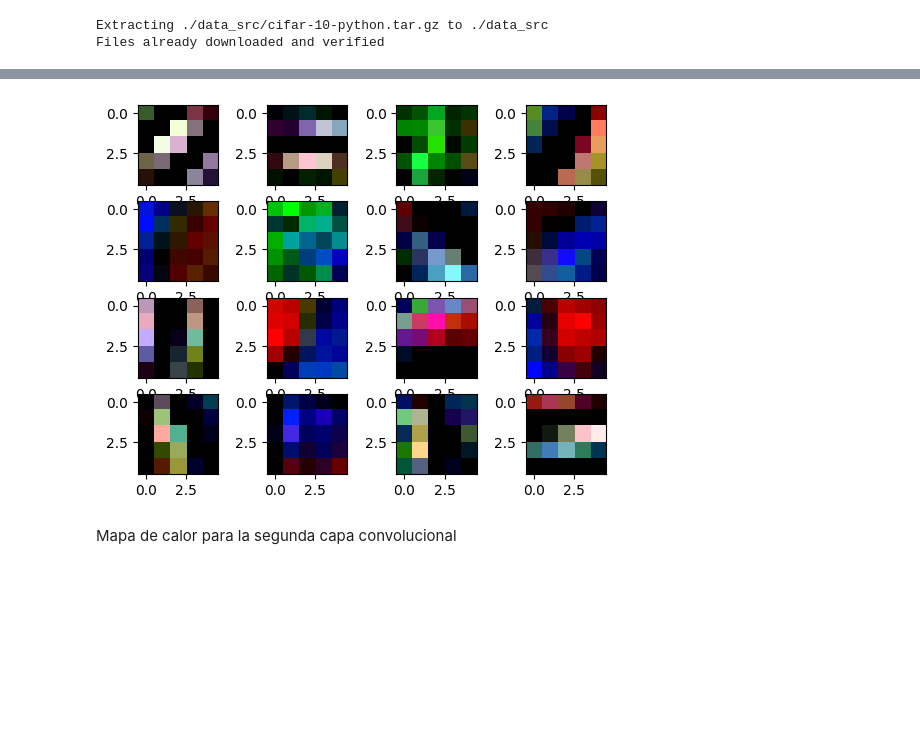
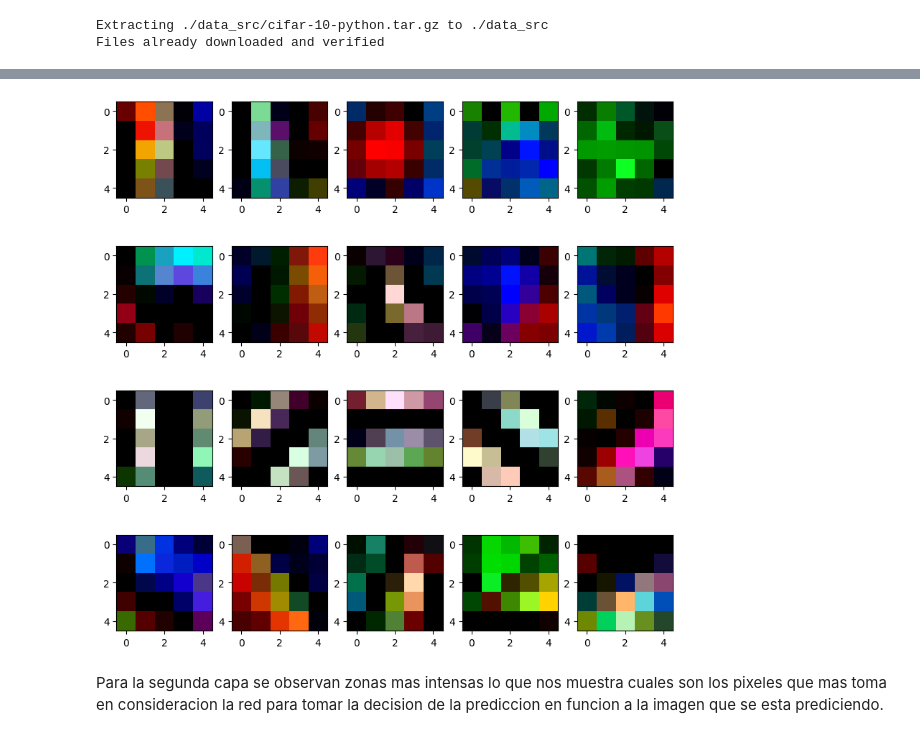
Before and after one commit to rguaido50/CNN-proyects, a Jupyter notebook: Tarea2_RaulGuaido_16-10486.ipynb, the cells around one changed output, grey strips where cells are left out. Cells and saved outputs as stored; diff of their text form; code cells hidden in the pictures; blank space fills up the shorter version.

```diff
--- a/Tarea2_RaulGuaido_16-10486.ipynb
+++ b/Tarea2_RaulGuaido_16-10486.ipynb
@@ -168,21 +258,21 @@ Mapa de calor para la primera capa Convlucional
 # %%
 weight1 = []
 
 for x in CNN1.state_dict()['conv1.weight']:
       w1 = np.transpose(x)
       w1 = w1/w1.max()
       w1 = np.clip(w1, 0, 1)
       weight1.append(w1)
 
-figure, axes = plt.subplots(nrows=4, ncols=4)
+figure, axes = plt.subplots(nrows=4, ncols=5, figsize =(10,10))
 
 for a, b in zip(axes.ravel(), range(20)):
   nimage = np.random.randint(len(weight1))
   a.imshow(weight1[b])
 # %% [output]
-[figure, old version]
+[figure, new version]
-# %% [markdown]
-Mapa de calor para la segunda capa convolucional
+# %% [markdown]
+Para la segunda capa se observan zonas mas intensas lo que nos muestra cuales son los pixeles que mas toma en consideracion la red para tomar la decision de la prediccion en funcion a la imagen que se esta prediciendo.
 # %%
 weight2 = []
 for x in CNN1.state_dict()['conv2.weight']:
```
Also changed, not shown: parts of 23 cells of this notebook.
